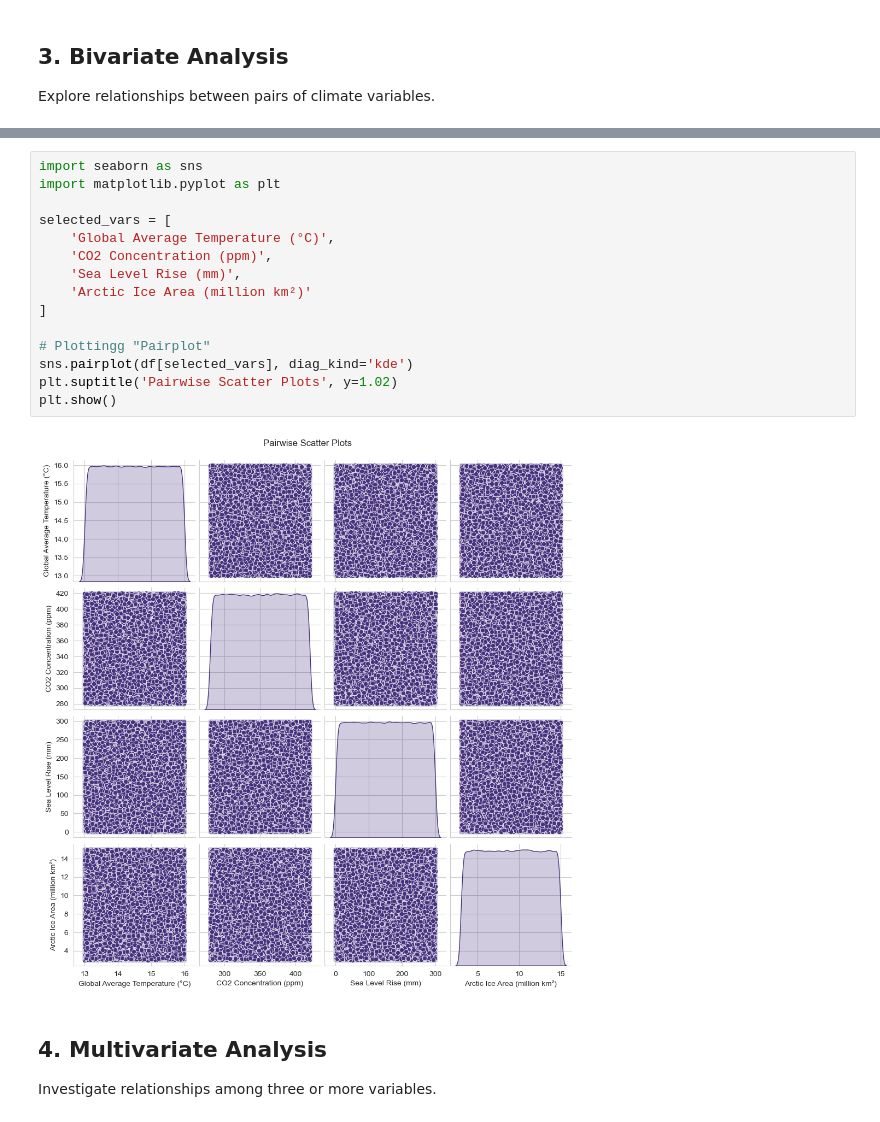
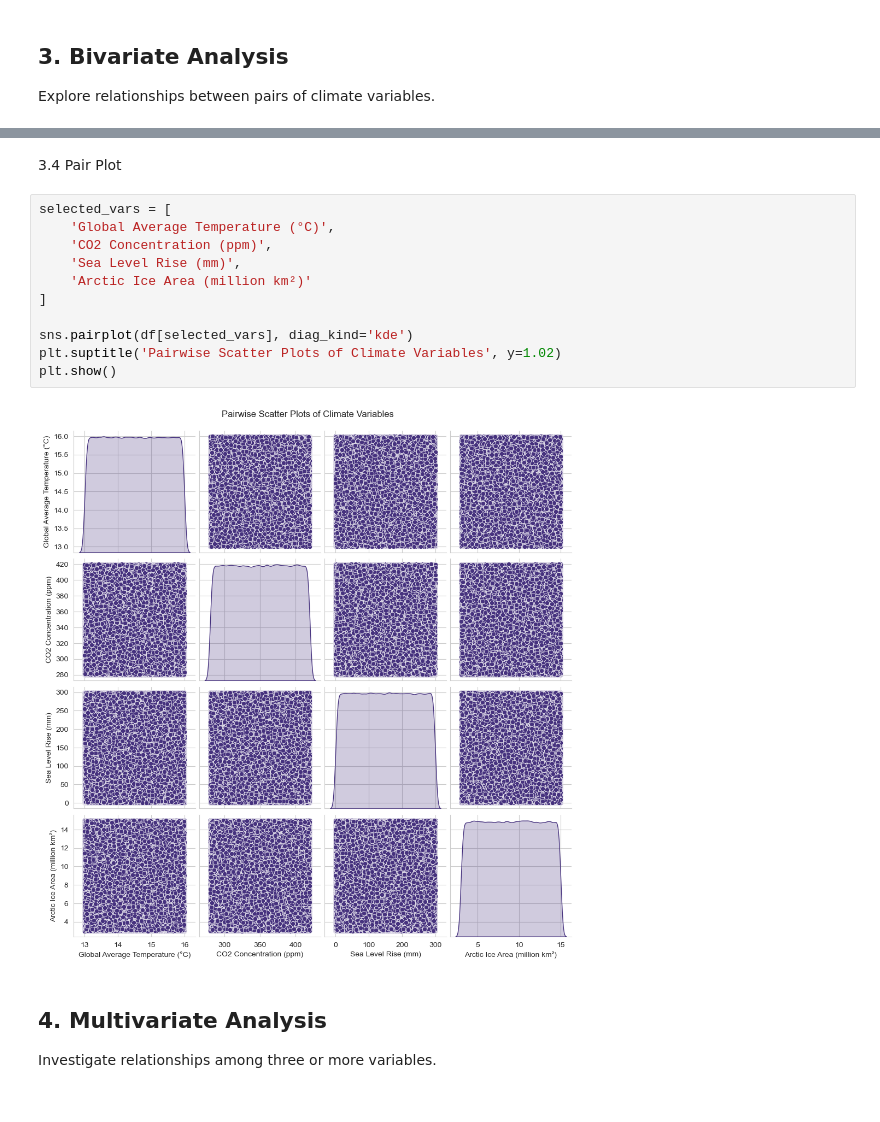
Before and after one commit to Omdena-NIC-Nepal/complete-eda-awesometeam, a Jupyter notebook: starter-notebook.ipynb, the cells around one changed output, grey strips where cells are left out. Drawn from its saved outputs; the diff is of its cells as text.

```diff
--- a/starter-notebook.ipynb
+++ b/starter-notebook.ipynb
@@ -92,20 +138,18 @@ Visualizing the relationships between two variables.
+# %% [markdown]
+3.4 Pair Plot
 # %%
-import seaborn as sns
-import matplotlib.pyplot as plt
-
 selected_vars = [
     'Global Average Temperature (°C)',
     'CO2 Concentration (ppm)',
     'Sea Level Rise (mm)',
     'Arctic Ice Area (million km²)'
 ]
 
-# Plottingg "Pairplot"
 sns.pairplot(df[selected_vars], diag_kind='kde')
-plt.suptitle('Pairwise Scatter Plots', y=1.02)
+plt.suptitle('Pairwise Scatter Plots of Climate Variables', y=1.02)
 plt.show()
 # %% [output]
-[figure, old version]
+[figure, new version]
 # %% [markdown]
 ## 4. Multivariate Analysis
 
```
Also changed, not shown: parts of 9 cells of this notebook.
